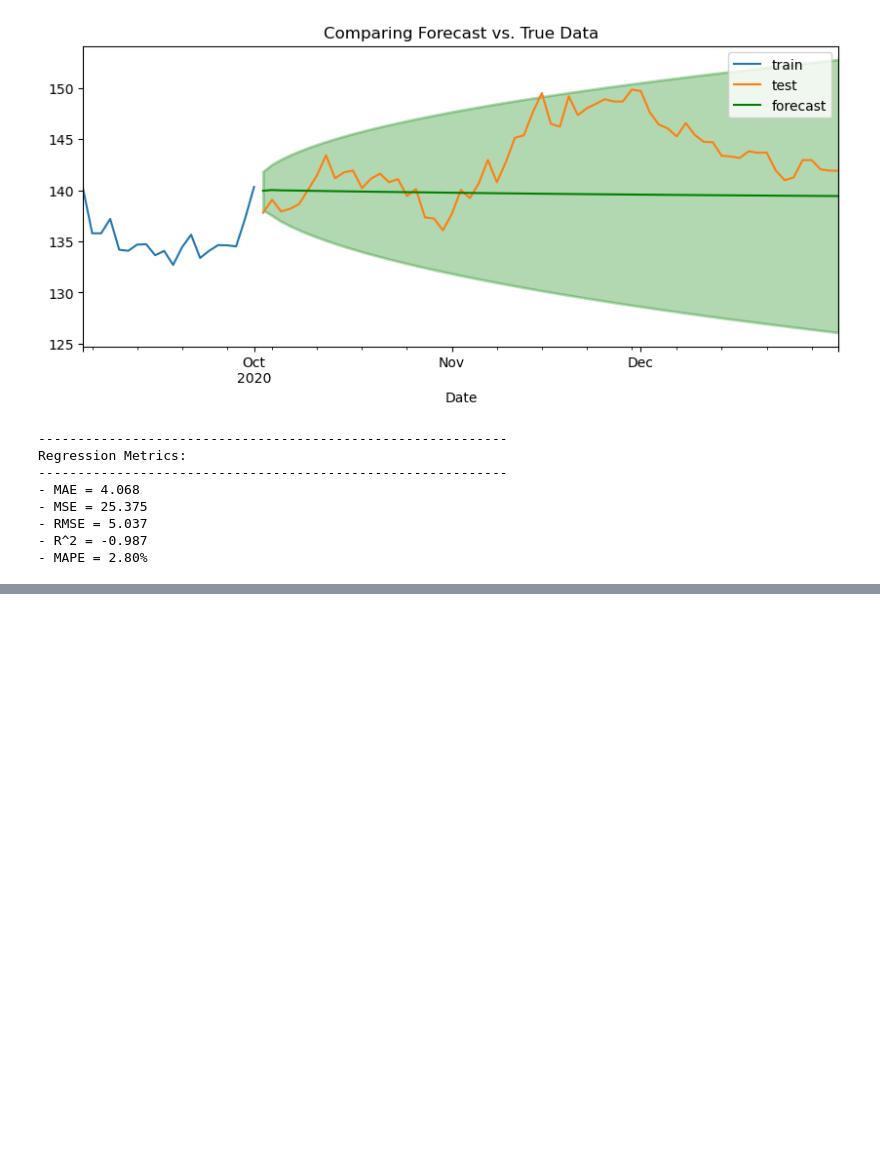
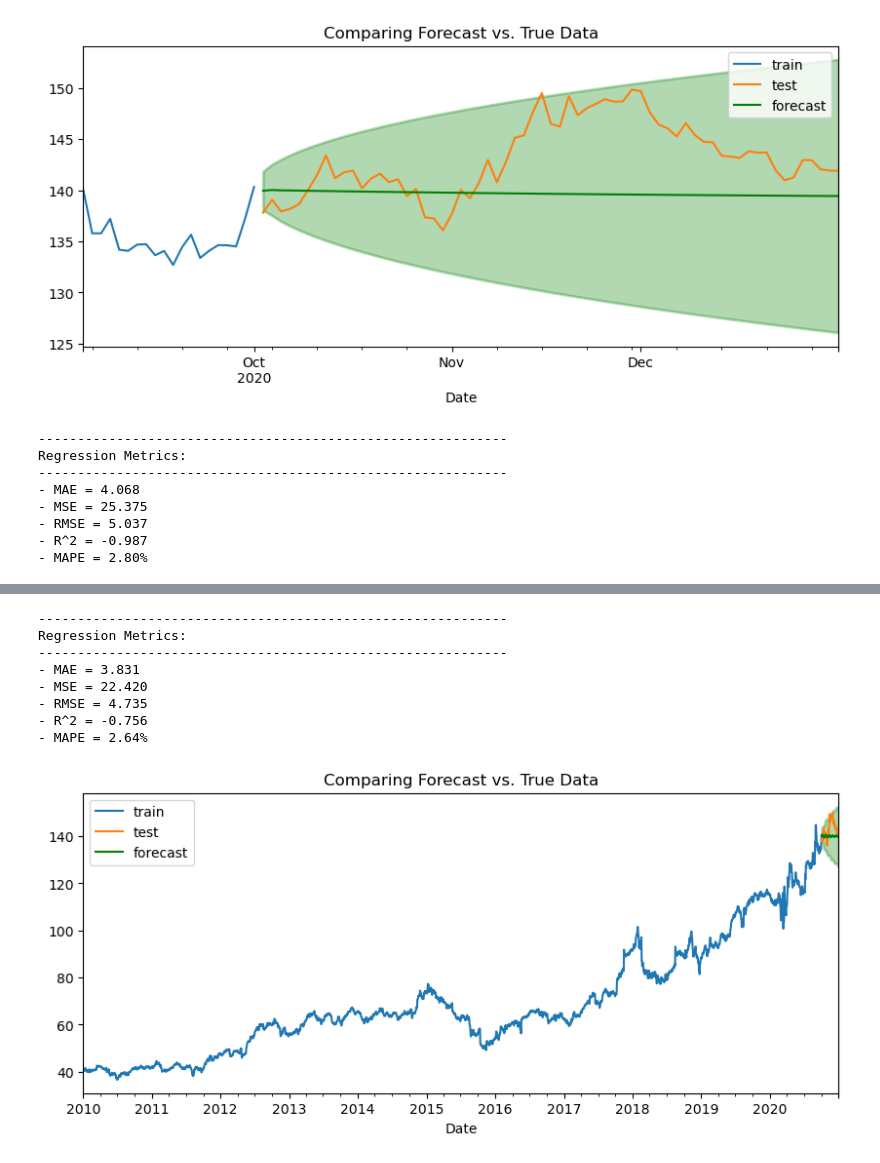
Before and after one commit to brittanymlassiter/Arima-Model--Core, a Jupyter notebook: ARIMA MODEL (CORE).ipynb, the cells around one changed output, grey strips where cells are left out. Cells and saved outputs as stored; diff of their text form; code cells hidden in the pictures; blank space fills up the shorter version.

```diff
--- a/ARIMA MODEL (CORE).ipynb
+++ b/ARIMA MODEL (CORE).ipynb
@@ -360,0 +484,17 @@ Regression Metrics:
+# %%
+# Obtain summary of forecast as dataframe
+forecast_df = model_comp.get_forecast(len(test)).summary_frame()
+# Plot the forecast with true values
+plot_forecast(train, test, forecast_df)
+# Obtain metrics
+regression_metrics_ts(test, forecast_df['mean'])
+# %% [output]
+------------------------------------------------------------
+Regression Metrics:
+------------------------------------------------------------
+- MAE = 3.831
+- MSE = 22.420
+- RMSE = 4.735
+- R^2 = -0.756
+- MAPE = 2.64%
+[figure, added]
```
Also changed, not shown: parts of 12 cells of this notebook.
